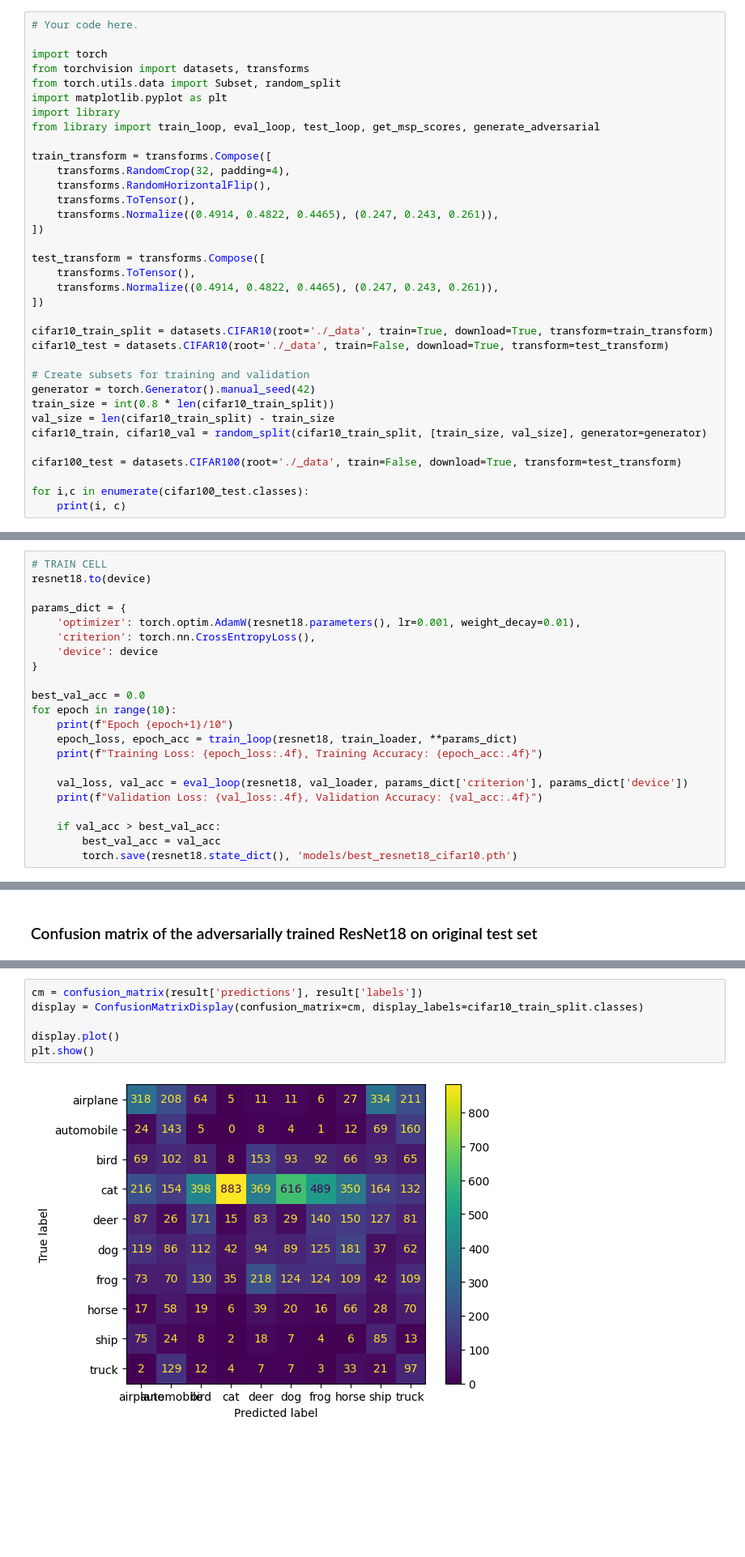
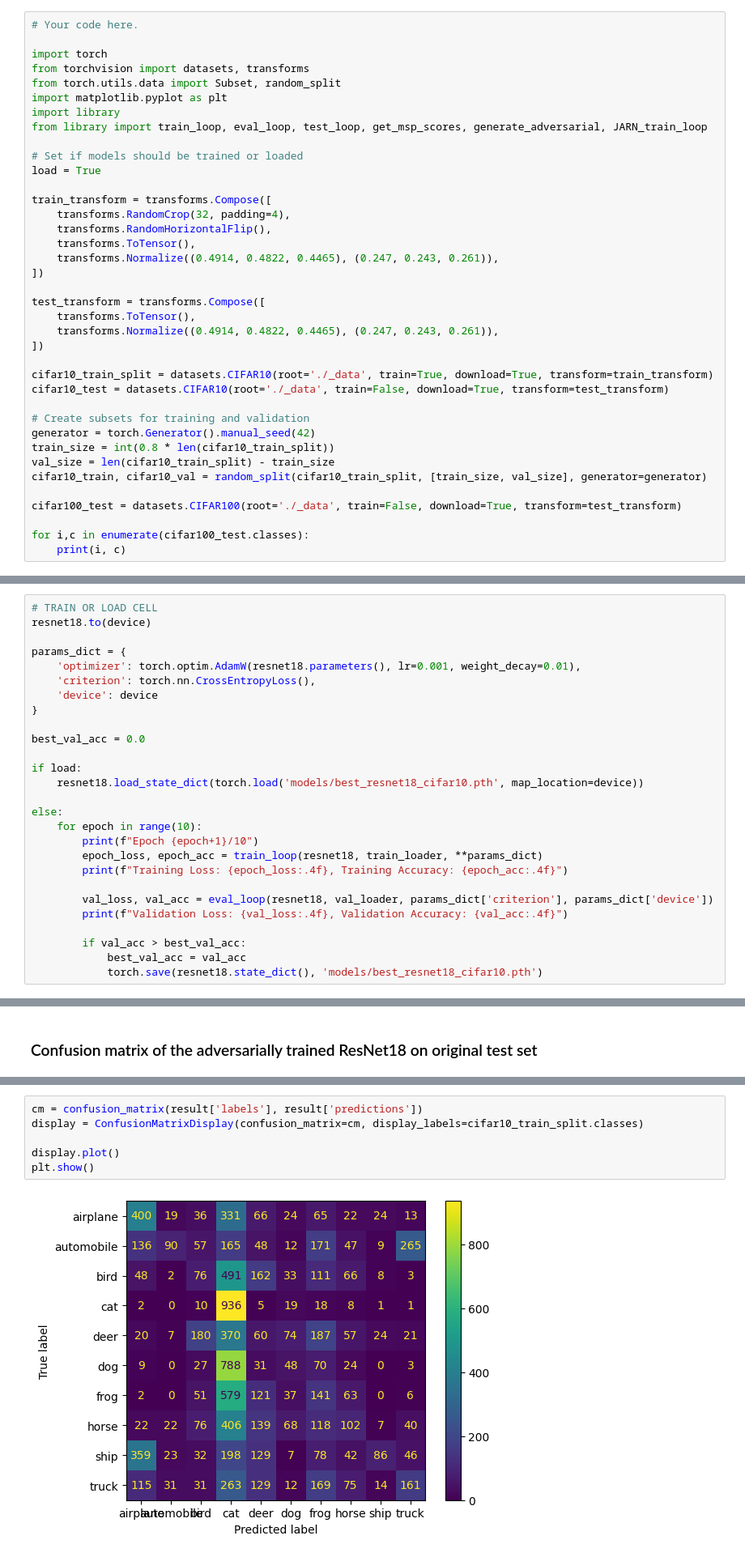
Before and after one commit to stefanomagnolfiunifi/DLA2026, a Jupyter notebook: adversarial_lab/adversarial.ipynb, the cells around one changed output, grey strips where cells are left out. Shown at 81% size. Cells and saved outputs as stored; diff of their text form; blank space fills up the shorter version.

```diff
--- a/adversarial_lab/adversarial.ipynb
+++ b/adversarial_lab/adversarial.ipynb
@@ -26,7 +26,10 @@ from torchvision import datasets, transforms
 from torch.utils.data import Subset, random_split
 import matplotlib.pyplot as plt
 import library
-from library import train_loop, eval_loop, test_loop, get_msp_scores, generate_adversarial
+from library import train_loop, eval_loop, test_loop, get_msp_scores, generate_adversarial, JARN_train_loop
+
+# Set if models should be trained or loaded
+load = True
 
 train_transform = transforms.Compose([
     transforms.RandomCrop(32, padding=4),
@@ -112,7 +115,7 @@ device = torch.device('cuda' if torch.cuda.is_available() else 'cpu')
 # %% [output]
 Linear(in_features=512, out_features=10, bias=True)
 # %%
-# TRAIN CELL
+# TRAIN OR LOAD CELL
 resnet18.to(device)
 
 params_dict = {
@@ -122,14 +125,19 @@ params_dict = {
 }
 
 best_val_acc = 0.0
-for epoch in range(10):
-    print(f"Epoch {epoch+1}/10")
-    epoch_loss, epoch_acc = train_loop(resnet18, train_loader, **params_dict)
-    print(f"Training Loss: {epoch_loss:.4f}, Training Accuracy: {epoch_acc:.4f}")
 
-    val_loss, val_acc = eval_loop(resnet18, val_loader, params_dict['criterion'], params_dict['device'])
-    print(f"Validation Loss: {val_loss:.4f}, Validation Accuracy: {val_acc:.4f}")
+if load:
+    resnet18.load_state_dict(torch.load('models/best_resnet18_cifar10.pth', map_location=device))
 
-    if val_acc > best_val_acc:
-        best_val_acc = val_acc
-        torch.save(resnet18.state_dict(), 'models/best_resnet18_cifar10.pth')
+else:
+    for epoch in range(10):
+        print(f"Epoch {epoch+1}/10")
+        epoch_loss, epoch_acc = train_loop(resnet18, train_loader, **params_dict)
+        print(f"Training Loss: {epoch_loss:.4f}, Training Accuracy: {epoch_acc:.4f}")
+
+        val_loss, val_acc = eval_loop(resnet18, val_loader, params_dict['criterion'], params_dict['device'])
+        print(f"Validation Loss: {val_loss:.4f}, Validation Accuracy: {val_acc:.4f}")
+
+        if val_acc > best_val_acc:
+            best_val_acc = val_acc
+            torch.save(resnet18.state_dict(), 'models/best_resnet18_cifar10.pth')
@@ -563,9 +542,9 @@ weighted avg       0.59      0.56      0.57     10000
 # %%
-cm = confusion_matrix(result['predictions'], result['labels'])
+cm = confusion_matrix(result['labels'], result['predictions'])
 display = ConfusionMatrixDisplay(confusion_matrix=cm, display_labels=cifar10_train_split.classes)
 
 display.plot()
 plt.show()
 # %% [output]
-[figure, old version]
+[figure, new version]
 # %% [markdown]
```
Also changed, not shown: parts of 37 cells of this notebook, 1 other file.
